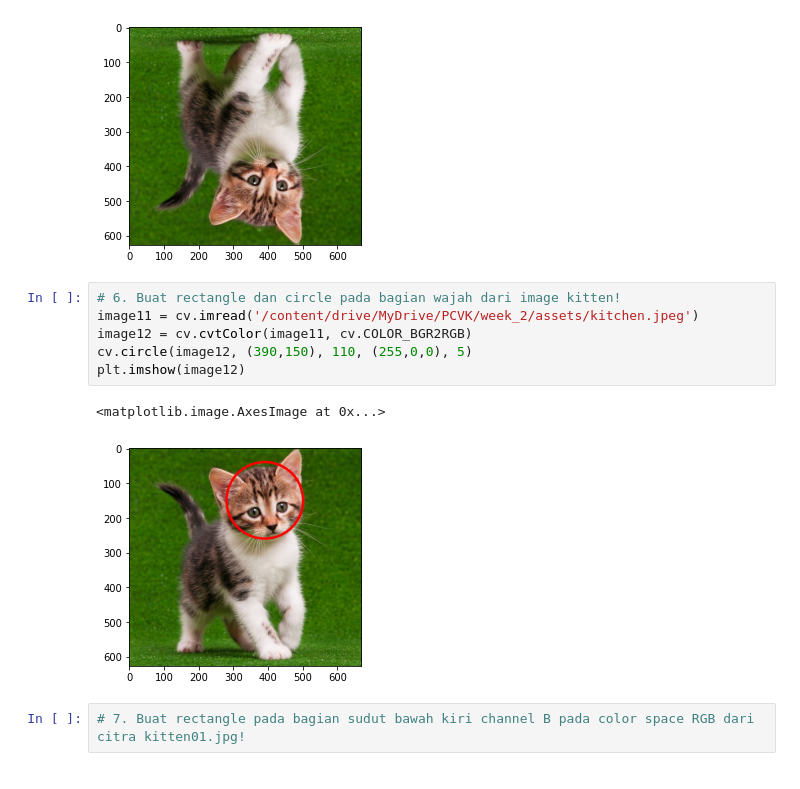
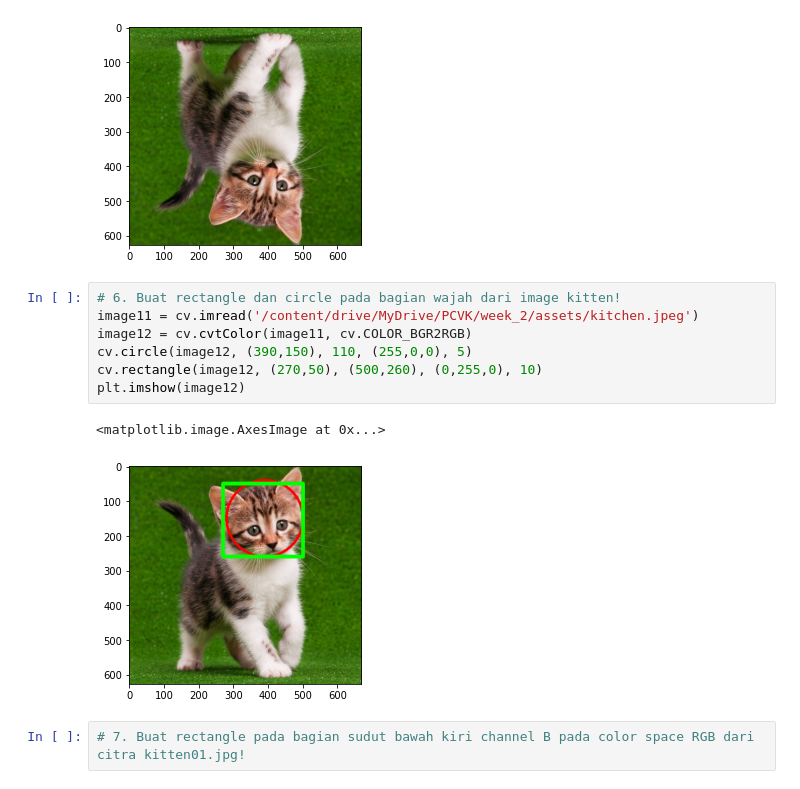
Before and after one commit to syaifuddinzuhri/PCVK_Genap_2022, a Jupyter notebook: week2.ipynb, the cells around one changed output. Saved outputs shown, nothing was run; the diff lists cells and outputs as text.

```diff
--- a/week2.ipynb
+++ b/week2.ipynb
@@ -314,11 +314,12 @@ plt.imshow(image10)
 # %%
 # 6. Buat rectangle dan circle pada bagian wajah dari image kitten!
 image11 = cv.imread('/content/drive/MyDrive/PCVK/week_2/assets/kitchen.jpeg')
 image12 = cv.cvtColor(image11, cv.COLOR_BGR2RGB)
 cv.circle(image12, (390,150), 110, (255,0,0), 5)
+cv.rectangle(image12, (270,50), (500,260), (0,255,0), 10)
 plt.imshow(image12)
 # %% [output]
 <matplotlib.image.AxesImage at 0x...>
-[figure, old version]
+[figure, new version]
 # %%
 # 7. Buat rectangle pada bagian sudut bawah kiri channel B pada color space RGB dari citra kitten01.jpg!
```
